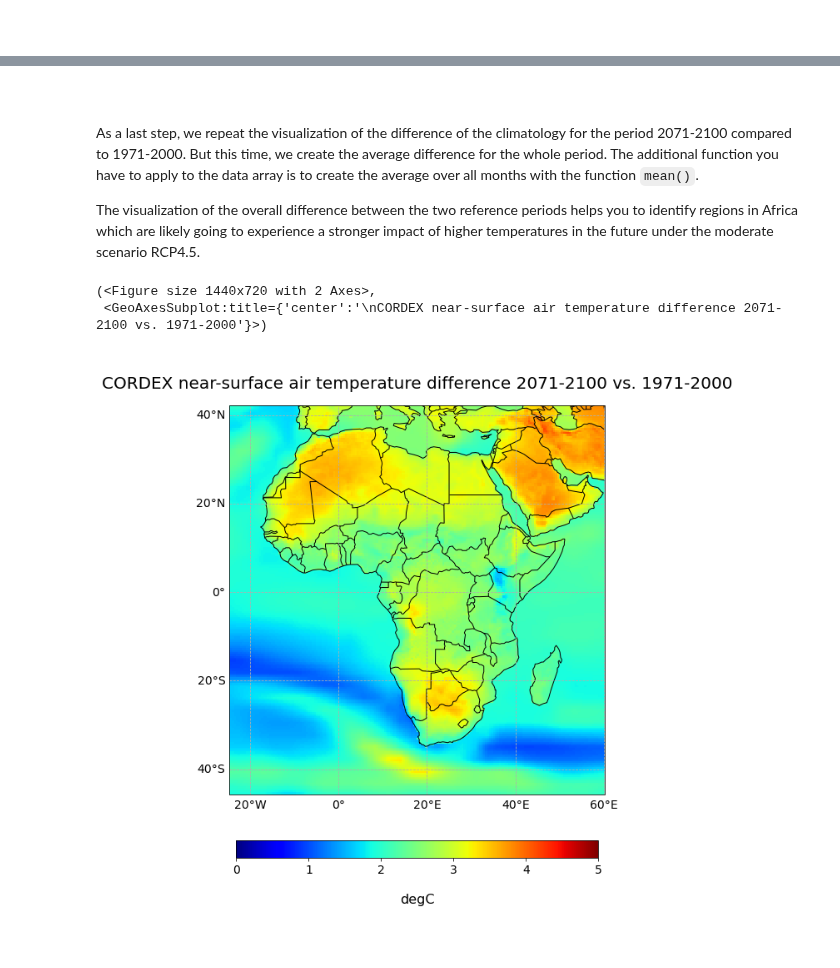
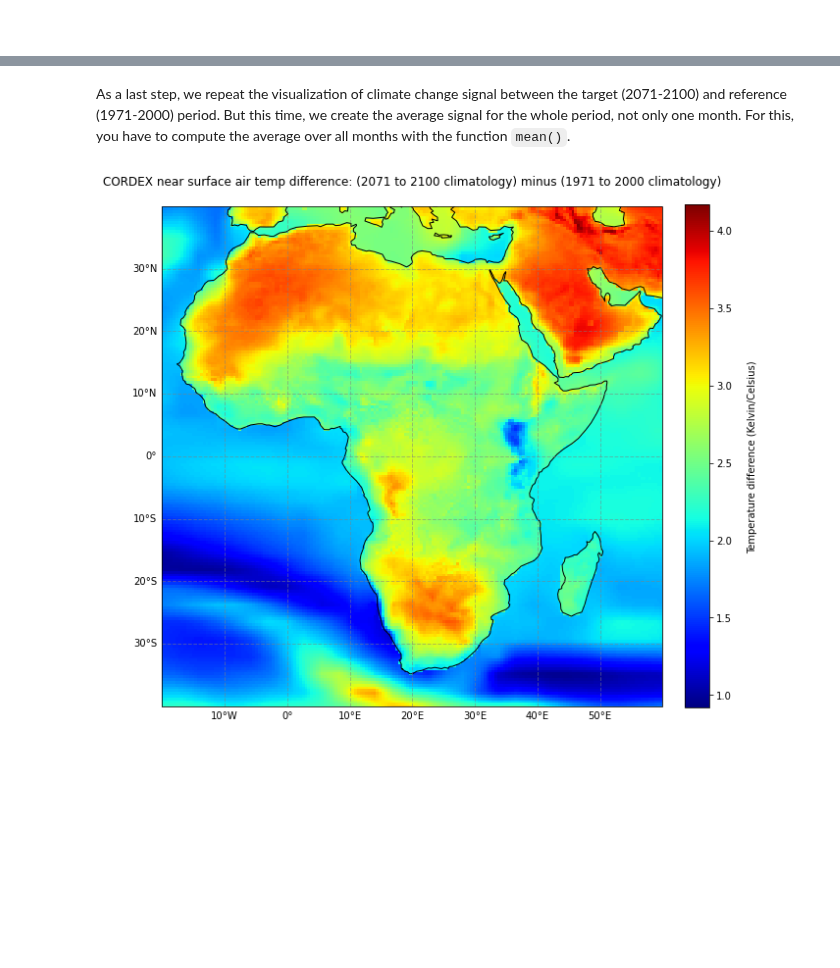
Before and after one commit to ecmwf-projects/copernicus-training, a Jupyter notebook: 132_c3s_cordex_regional_climate_projections.ipynb, the cells around one changed output, grey strips where cells are left out. Cells and saved outputs as stored; diff of their text form; code cells hidden in the pictures; blank space fills up the shorter version.

```diff
--- a/132_c3s_cordex_regional_climate_projections.ipynb
+++ b/132_c3s_cordex_regional_climate_projections.ipynb
@@ -759,28 +807,25 @@ visualize_pcolormesh(data_array = tas_difference_climatology[month,:,:],
-# %% [markdown]
-<br>
 # %% [markdown]
-As a last step, we repeat the visualization of the difference of the climatology for the period 2071-2100 compared to 1971-2000. But this time, we create the average difference for the whole period. The additional function you have to apply to the data array is to create the average over all months with the function `mean()`.
-
-The visualization of the overall difference between the two reference periods helps you to identify regions in Africa which are likely going to experience a stronger impact of higher temperatures in the future under the moderate scenario RCP4.5.
+As a last step, we repeat the visualization of climate change signal between the target (2071-2100) and reference (1971-2000) period. But this time, we create the average signal for the whole period, not only one month. For this, you have to compute the average over all months with the function `mean()`.
-# %%
-visualize_pcolormesh(data_array = tas_difference_climatology.mean('month'),
-                     longitude = tas_difference_climatology.rlon,
-                     latitude = tas_difference_climatology.rlat,
-                     projection = ccrs.PlateCarree(),
-                     color_scale = 'jet',
-                     unit = '\ndegC',
-                     long_name = '\nCORDEX near-surface air temperature difference 2071-2100 vs. 1971-2000',
-                     vmin = 0,
-                     vmax = 5,
-                     set_global = False,
-                     lonmin = tas_difference_climatology.rlon.min(),
-                     lonmax = tas_difference_climatology.rlon.max(),
-                     latmin = tas_difference_climatology.rlat.min(),
-                     latmax = tas_difference_climatology.rlat.max())
-# %% [output]
-(<Figure size 1440x720 with 2 Axes>,
- <GeoAxesSubplot:title={'center':'\nCORDEX near-surface air temperature difference 2071-2100 vs. 1971-2000'}>)
-[figure, removed]
+# %%
+fig = plt.figure(figsize=(10,10))
+ax = plt.subplot(1,1,1, projection=ccrs.PlateCarree())
+
+ax.coastlines(color='black')
+ax.set_extent([-20,60,-40,40], crs=ccrs.PlateCarree())
+gl = ax.gridlines(draw_labels=True, linewidth=1, color='gray', alpha=0.5, linestyle='--')
+gl.top_labels = False
+gl.right_labels = False
+ax.set_title('CORDEX near surface air temp difference: (2071 to 2100 climatology) minus (1971 to 2000 climatology)\n', fontsize=12)
+
+im = plt.pcolormesh(tas_difference_climatology.rlon, tas_difference_climatology.rlat,
+                   tas_difference_climatology.mean('month'), cmap='jet', transform=ccrs.PlateCarree())
+
+cbar = plt.colorbar(im,fraction=0.046, pad=0.04)
+cbar.set_label('\nTemperature difference (Kelvin/Celsius)\n')
+
+fig.savefig('./TAS_1971-2000_2071-2100.png', dpi=300)
+# %% [output]
+[figure, added]
 # %% [markdown]
 <br>
 # %% [markdown]
```
Also changed, not shown: parts of 47 cells of this notebook, 10 other files.
